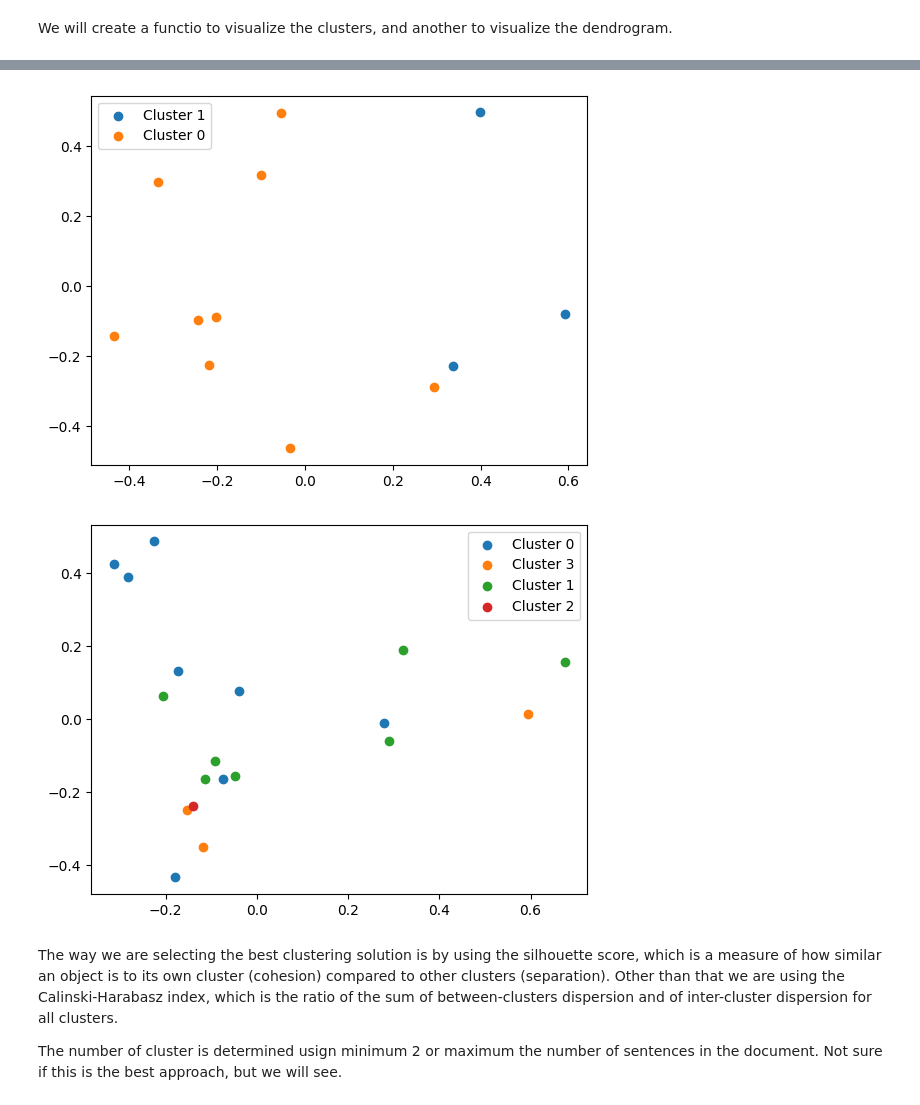
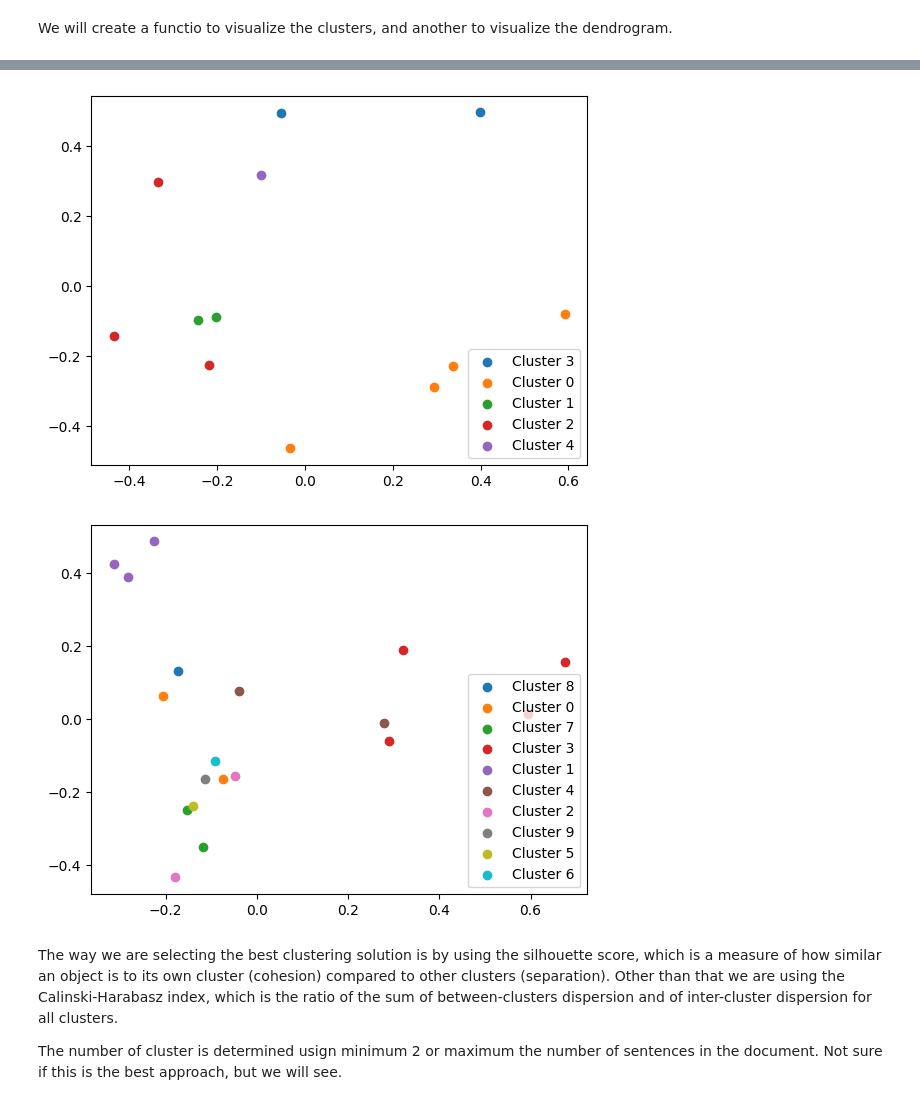
Before and after one commit to danieleavolio/Information-Processing-and-Retrieval, a Jupyter notebook: Project2/Code/G08_P2_notebook.ipynb, the cells around one changed output, grey strips where cells are left out. Saved outputs shown, nothing was run; the diff lists cells and outputs as text; code cells hidden in the pictures.

Commit message:
Now clustering summary works (I don't like it)

```diff
--- a/Project2/Code/G08_P2_notebook.ipynb
+++ b/Project2/Code/G08_P2_notebook.ipynb
@@ -74,10 +74,11 @@ TimeWarner said fourth quarter sales rose 2% to $11.1bn from $10.9bn.For the ful
 # hierarchical clustering
 from sklearn.cluster import AgglomerativeClustering
 from sklearn.metrics import silhouette_score, calinski_harabasz_score
+from sklearn.neighbors import NearestCentroid
 import math
 
 
-def sentence_clustering(d: str, I = None, alpha = 1, beta = 0.45, gamma = 0.05, **kwargs):
+def sentence_clustering(d: str, I=None, alpha=1, beta=0.45, gamma=0.05, **kwargs):
     # Workflow idea:
     # 1. Split the document into sentences using nltk
     # 2. Convert the sentences into vectors using TfIdf
@@ -99,7 +100,6 @@ def sentence_clustering(d: str, I = None, alpha = 1, beta = 0.45, gamma = 0.05,
     # Best number of clusters
     best_score = 0
     best_n_clusters = 0
-
 
     max_clusters = kwargs.get("max_clusters", len(sentences))
 
@@ -138,10 +138,6 @@ def sentence_clustering(d: str, I = None, alpha = 1, beta = 0.45, gamma = 0.05,
             best_score = silhouette_score_value
             best_n_clusters = n_clusters
 
-
-
-
-
     # print(f"Numero ottimale di cluster: {best_n_clusters}")
 
     model = AgglomerativeClustering(
@@ -156,6 +152,12 @@ def sentence_clustering(d: str, I = None, alpha = 1, beta = 0.45, gamma = 0.05,
             cluster_solution[label] = []
         cluster_solution[label].append(sentences[i])
 
+    if kwargs.get("return_centroids", False):
+        ncentroid = NearestCentroid()
+        ncentroid.fit(X.toarray(), labels)
+        centroids = ncentroid.centroids_
+        return cluster_solution, centroids
+
     return cluster_solution
 # %%
 sentence_clustering(documents[0], None)
@@ -218,6 +220,6 @@ def plot_clusters(clusters:dict, return_plot:bool=False):
 docs = documents[:4]
 
 for doc in docs:
-    clusters = sentence_clustering(doc, max_clusters=5)
+    clusters = sentence_clustering(doc)
     plot_clusters(clusters)
 # %% [output]
@@ -226,5 +228,5 @@ for doc in docs:
-[figure, old version]
+[figure, new version]
-[figure, old version]
+[figure, new version]
 # %% [markdown]
 The way we are selecting the best clustering solution is by using the silhouette score, which is a measure of how similar an object is to its own cluster (cohesion) compared to other clusters (separation). Other than that we are using the Calinski-Harabasz index, which is the ratio of the sum of between-clusters dispersion and of inter-cluster dispersion for all clusters.
 
```
Also changed, not shown: parts of 5 cells of this notebook.
